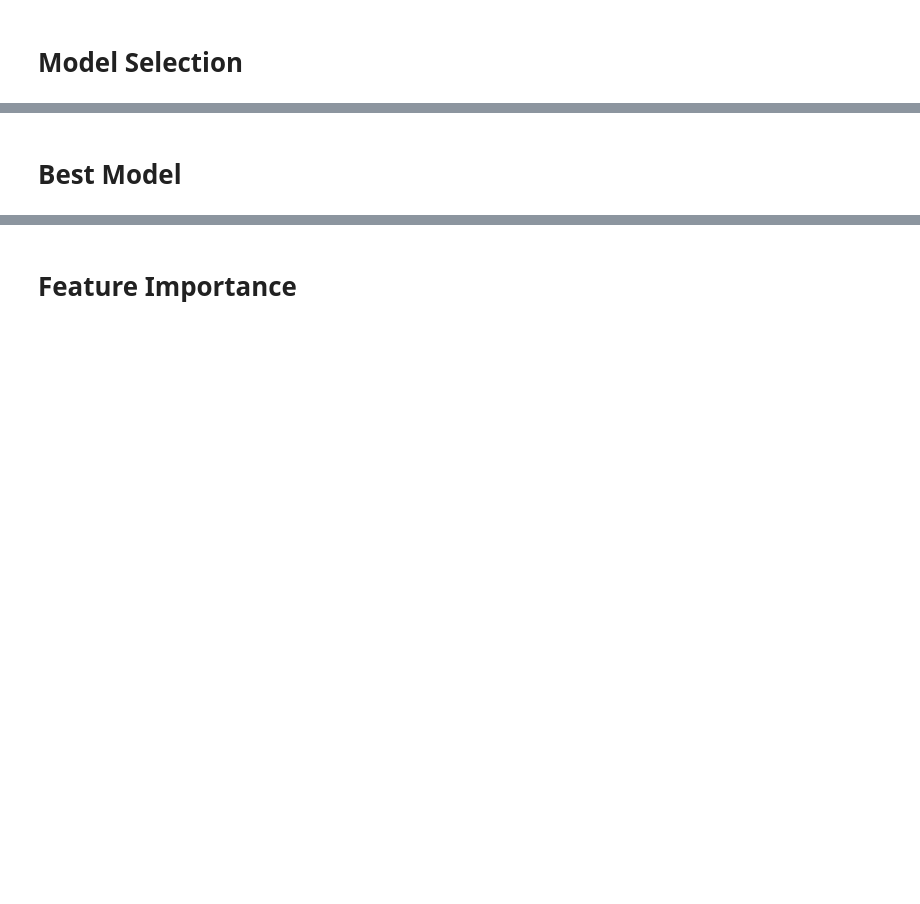
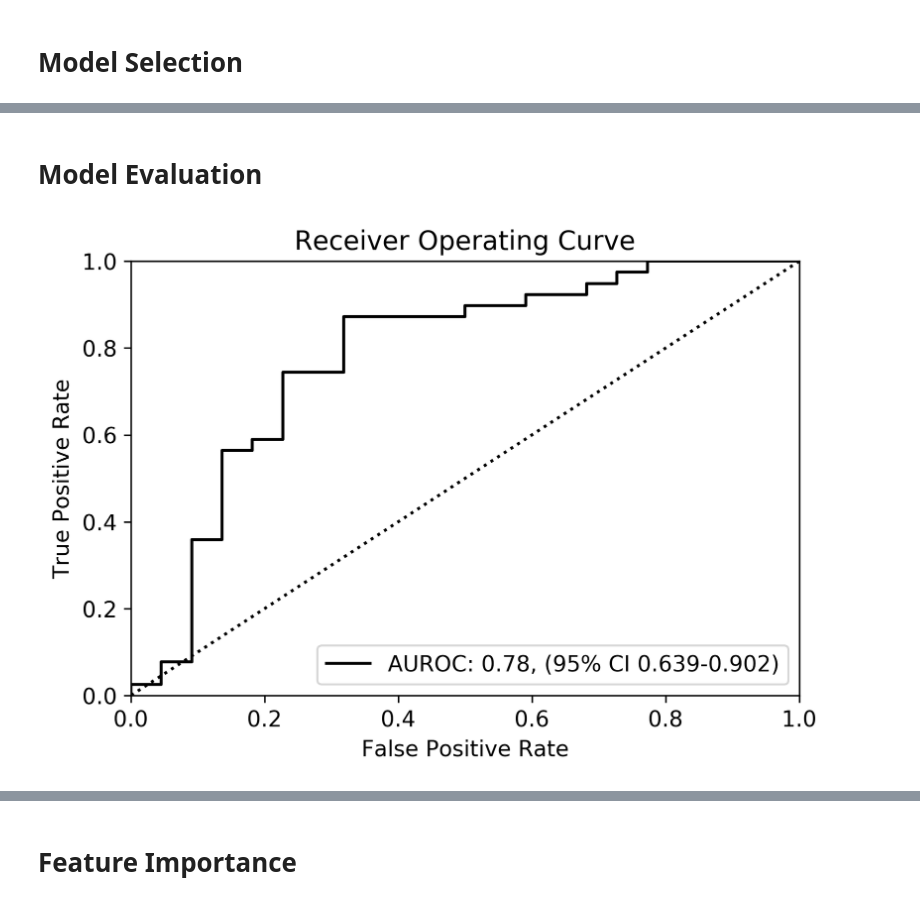
Before and after one commit to wesleyyeung/lvtres, a Jupyter notebook: train.ipynb, the cells around one changed output, grey strips where cells are left out. Cells and saved outputs as stored; diff of their text form; code cells hidden in the pictures; blank space fills up the shorter version.

```diff
--- a/train.ipynb
+++ b/train.ipynb
@@ -356,26 +332,26 @@ svm = SGDClassifier(loss='hinge',random_state=seed)
 rf = RandomForestClassifier(random_state=seed)
 gbm = GradientBoostingClassifier(random_state=seed)
 xgbclf = xgb.XGBClassifier(objective="binary:logistic",tree_method='hist',random_state=seed)
-keras_model = KerasClassifier(build_fn,epochs=epochs,batch_size=batch_size,verbose=False)
+lgbclf = lgb.LGBMClassifier(objective='binary')
 
-classifier_list = [('lr',logistic),('svm',svm),('rf',rf),('gbm',gbm),('xgb',xgbclf)]#,('DNN',keras_model)]
+classifier_list = [('lr',logistic),('svm',svm),('rf',rf),('gbm',gbm),('xgb',xgbclf),('lgb',lgbclf)]
 params = {'lr':{'alpha':uniform(1e-5,10),
                 'penalty':['l1', 'l2', 'elasticnet'], #l1 - lasso, #l2 - ridge, #elasticnet
                 'l1_ratio':uniform(0.01,0.30),
                 'class_weight':[None,'balanced']},
           'svm':{'alpha':uniform(1e-5,10),
                  'class_weight':[None,'balanced']},
-          'rf':{'bootstrap':[True],
+          'rf':{'bootstrap':[True,False],
                 'criterion':['gini','entropy'],
                 'max_depth':randint(2,10),
                 'max_features':['sqrt', 'log2'],
                 'min_samples_leaf':randint(2,20),
                 'min_samples_split':randint(2,20),
-                'n_estimators':randint(100, 2000),
+                'n_estimators':randint(5, 2000),
                 'class_weight':[None,'balanced']},
           'gbm':{'loss':['deviance','exponential'],
                  'learning_rate':uniform(0.003, 0.3),
-                 'n_estimators':randint(100, 2000),
+                 'n_estimators':randint(5, 2000),
                  'subsample':uniform(0.5, 0.5),
                  'criterion':['friedman_mse','mse','mae'],
                  'min_samples_split':randint(2,20),
@@ -386,16 +362,15 @@ params = {'lr':{'alpha':uniform(1e-5,10),
                  'gamma':uniform(0, 0.5),
                  'learning_rate':uniform(0.003, 0.3), # default 0.1
                  'max_depth':randint(2,10), # default 3
-                 'n_estimators':randint(100, 2000), # default 100
+                 'n_estimators':randint(5, 2000), # default 100
                  'subsample':uniform(0.5, 0.5),
                  'class_weight':[None,'balanced']},
-          'DNN':{'n_layers':randint(1,100),
-                 'deep_units':randint(1,512),
-                 'preoutput_layer':randint(1,512),
-                 'dropout_rate':[np.random.uniform(low=0.0, high=0.5) for i in range(n_iter)],
-                 'deep_dropout_prob':[np.random.uniform(low=0.0, high=1.0) for i in range(n_iter)],
-                 'l1_reg':[np.random.uniform(low=0.0, high=0.1) for i in range(n_iter)],
-                 'l2_reg':[np.random.uniform(low=0.0, high=0.1) for i in range(n_iter)]}}
+          'lgb':{'num_leaves':randint(1,200),
+                 'min_data_in_leaf':randint(1,200),
+                 'max_depth':randint(-1,10),
+                 'n_estimators':randint(5,2000),
+                 'reg_alpha':uniform(0.0,0.2),
+                 'reg_lambda':uniform(0.0,0.2)}}
 
 summary_dict, conventional_results = model_selection(summary_dict=summary_dict,model_lst=classifier_list,param_dict=params,technique='conventional')
 # %% [output]
@@ -454,5 +459,7 @@ except BaseException as e:
 # %% [markdown]
-# Best Model
+# Model Evaluation
+# %%
+bootstrap_reps = 2000
 # %%
 def bootstrap_statistics(clf,x_test,y_test,bootstrap_reps):
     """
@@ -590,40 +597,45 @@ def get_auc_plot(clf,mean,lowerbound,upperbound,index_tpl):
         Bootstrap 2.5% quantile of AUROC
     upperbound: float64
         Bootstrap 97.5% quantile of AUROC
     index_tpl: tuple
         Indices of testing data for mean, lower and upper bound results
 
     Returns
     -------
     None
 
     """
-    #Get mean
-    y_pred_proba = clf.predict_proba(x_test.iloc[index_tpl[0]])[::,1]
-    mean_fpr, mean_tpr, _ = roc_curve(y_test[index_tpl[0]],  y_pred_proba)
+    from sklearn.metrics import roc_auc_score
+
+    #Get test set scores
+    y_pred_proba = clf.predict_proba(x_test)[::,1]
+    test_fpr, test_tpr, _ = roc_curve(y_test,  y_pred_proba)
+    test_set = roc_auc_score(y_test,y_pred_proba)
 
     #Get lowerbound
     y_pred_proba = clf.predict_proba(x_test.iloc[index_tpl[1]])[::,1]
     lower_fpr, lower_tpr, _ = roc_curve(y_test[index_tpl[1]],  y_pred_proba)
 
     #Get upperbound
     y_pred_proba = clf.predict_proba(x_test.iloc[index_tpl[2]])[::,1]
     upper_fpr, upper_tpr, _ = roc_curve(y_test[index_tpl[2]],  y_pred_proba)
 
-    label_string = f'AUROC: {mean}, (95% CI {lowerbound}-{upperbound})'
+    label_string = f'AUROC: {np.round(test_set,3)}, (95% CI {lowerbound}-{upperbound})'
     print()
     plt.title('Receiver Operating Curve')
     plt.ylabel('True Positive Rate')
     plt.xlabel('False Positive Rate')
+    plt.ylim(0,1)
+    plt.xlim(0,1)
     plt.plot([1, 0], [1, 0],"k:")
-    plt.plot(mean_fpr,mean_tpr,label=label_string,color='black')
-    #plt.plot(lower_fpr,lower_tpr,color='grey')
-    #plt.plot(upper_fpr,upper_tpr,color='grey')
+    plt.plot(test_fpr,test_tpr,label=label_string,color='black')
     plt.legend(loc=4)
     plt.show()
 
 auc_mean,auc_lowerbound,auc_upperbound,index_tpl = mean_95ci(bootstrap_dict['auc'],bootstrap_dict['indices'])
 get_auc_plot(best_model,auc_mean,auc_lowerbound,auc_upperbound,index_tpl)
+# %% [output]
+[figure, added]
 # %%
 def get_auprc_plot(clf,mean,lowerbound,upperbound):
 
```
Also changed, not shown: parts of 22 cells of this notebook, 10 other files.
